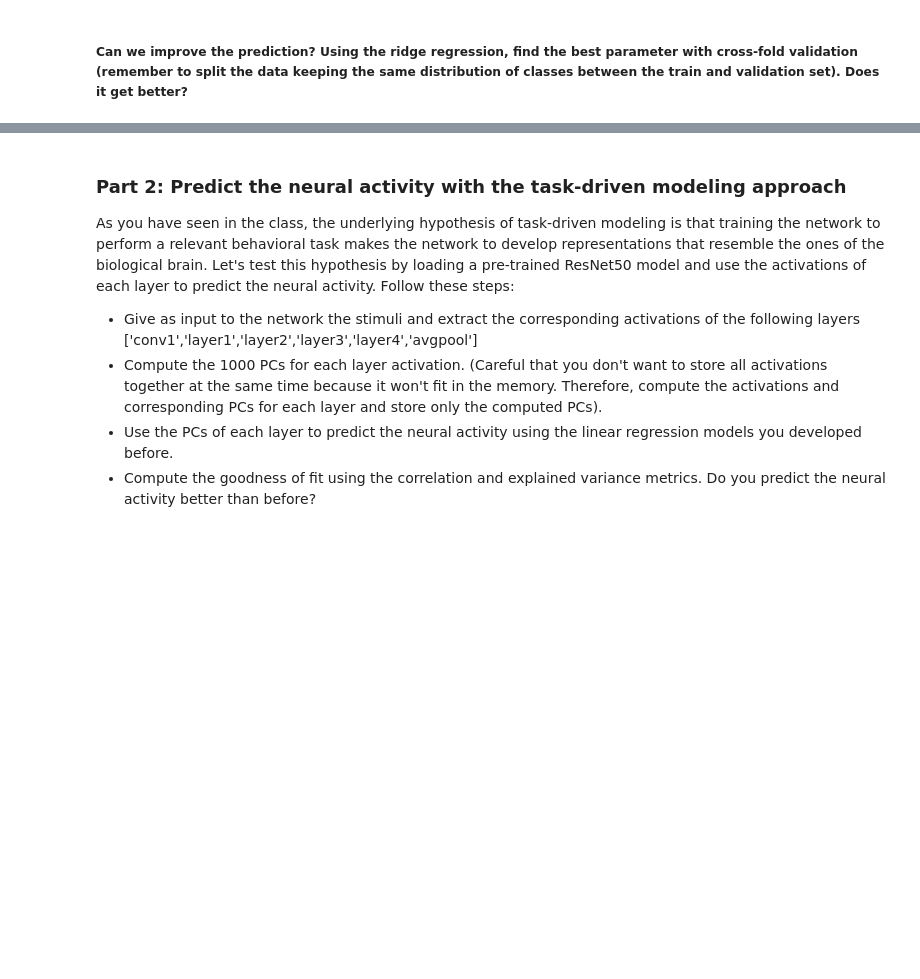
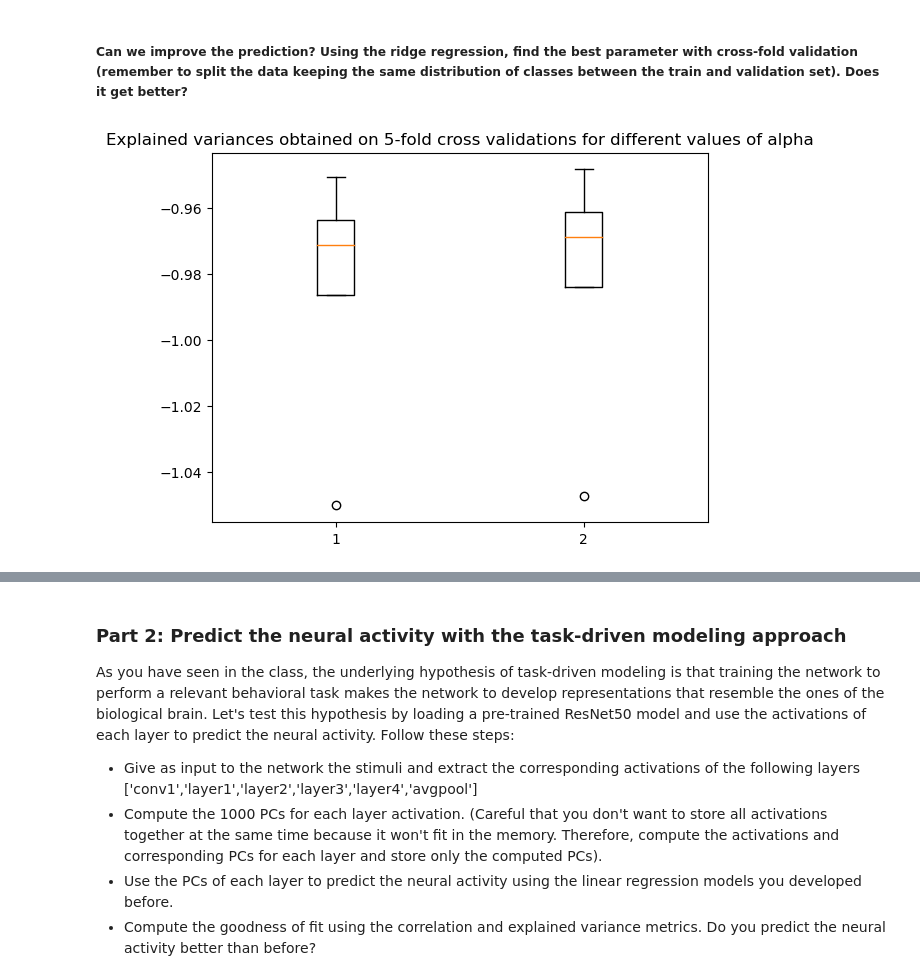
Before and after one commit to meriadecmorrier/NX414-Project, a Jupyter notebook: week5/week5.ipynb, the cells around one changed output, grey strips where cells are left out. Cells and saved outputs as stored; diff of their text form; code cells hidden in the pictures; blank space fills up the shorter version.

```diff
--- a/week5/week5.ipynb
+++ b/week5/week5.ipynb
@@ -139,0 +157,26 @@ plt.show()
+# %%
+#### Here your code
+from sklearn.model_selection import StratifiedKFold
+from sklearn.model_selection import cross_val_score
+alphas=[1,2]
+correlations= [[] for _ in range(len(alphas))]
+explained_variances=[[] for _ in range(len(alphas))]
+for i in range(len(alphas)):
+    #Create a ridge model
+    rr=Ridge(alpha=alphas[i])
+    # Create StratifiedKFold object to perfrom a 5-fold cross validation keeping balanced distributions of classes
+    skf = StratifiedKFold(n_splits=5, shuffle=True, random_state=1)
+
+    for train_index, test_index in skf.split(X, objects_train):
+        x_train_fold, x_test_fold = X[train_index], X[test_index]
+        y_train_fold, y_test_fold = spikes_train[train_index], spikes_train[test_index]
+        rr.fit(x_train_fold, y_train_fold)
+        corr,exp_var=evaluate_fitted_model(rr)
+        correlations[i].append(np.mean(corr))
+        explained_variances[i].append(np.mean(exp_var))
+# %%
+plt.boxplot(explained_variances,labels=alphas)
+plt.title('Explained variances obtained on 5-fold cross validations for different values of alpha')
+plt.show()
+# %% [output]
+[figure, added]
```
Also changed, not shown: parts of 12 cells of this notebook.
